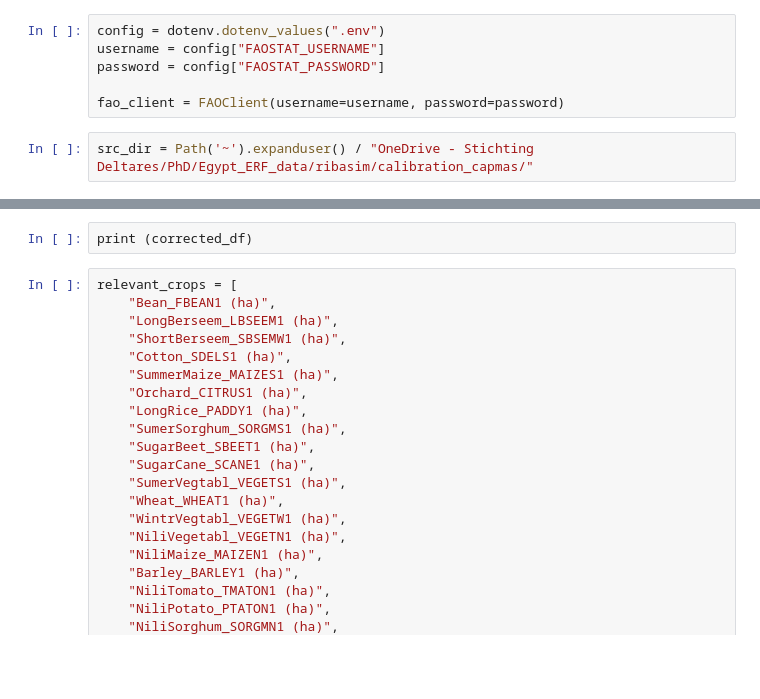
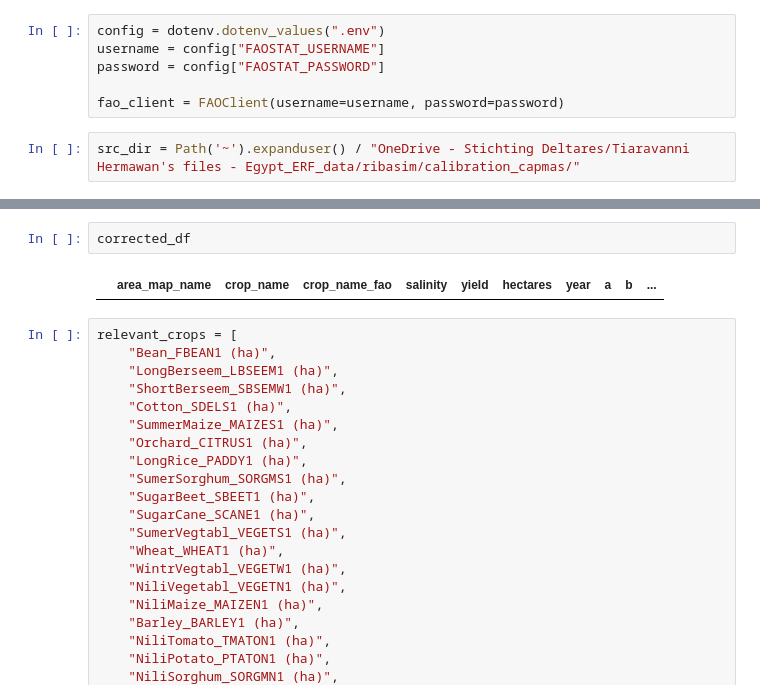
Before and after one commit to Deltares-research/egypt-survey-ml, a Jupyter notebook: notebooks/get_food_production_update.ipynb, the cells around one changed output, grey strips where cells are left out. Cells and saved outputs as stored; diff of their text form; blank space fills up the shorter version.

```diff
--- a/notebooks/get_food_production_update.ipynb
+++ b/notebooks/get_food_production_update.ipynb
@@ -32,4 +37,4 @@ password = config["FAOSTAT_PASSWORD"]
 
 fao_client = FAOClient(username=username, password=password)
 # %%
-src_dir = Path('~').expanduser() / "OneDrive - Stichting Deltares/PhD/Egypt_ERF_data/ribasim/calibration_capmas/"
+src_dir = Path('~').expanduser() / "OneDrive - Stichting Deltares/Tiaravanni Hermawan's files - Egypt_ERF_data/ribasim/calibration_capmas/"
@@ -95,5 +76,7 @@ corrected_df = salinity_correction.generate_crop_yield_csv(
 # %%
-print (corrected_df)
+corrected_df
+# %% [output]
+|  | area_map_name | crop_name | crop_name_fao | salinity | yield | hectares | year | a | b | ... |
 # %%
 relevant_crops = [
     "Bean_FBEAN1 (ha)",
```
Also changed, not shown: parts of 4 cells of this notebook, 4 other files.
